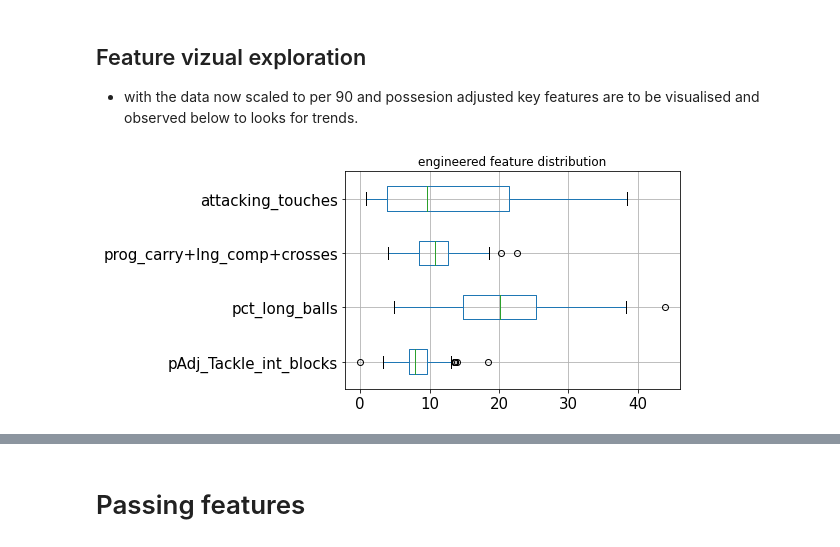
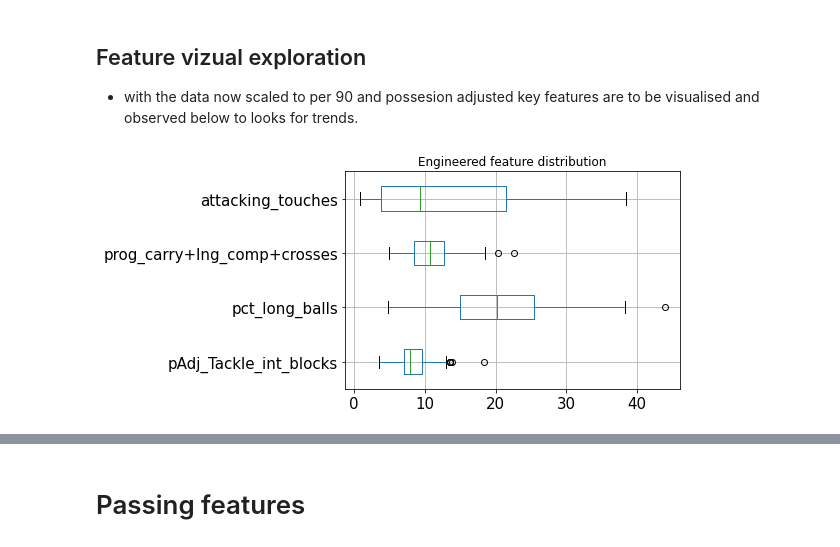
Before and after one commit to misterrustia/MLS_clustering_Captsone, a Jupyter notebook: 2_Exploratory_Data_analysis/Player_exploratory_data_analysis.ipynb, the cells around one changed output, grey strips where cells are left out. Saved outputs shown, nothing was run; the diff lists cells and outputs as text; code cells hidden in the pictures.

```diff
--- a/2_Exploratory_Data_analysis/Player_exploratory_data_analysis.ipynb
+++ b/2_Exploratory_Data_analysis/Player_exploratory_data_analysis.ipynb
@@ -189,4 +42,4 @@ memory usage: 606.0+ KB
 - with the data now scaled to per 90 and possesion adjusted key features are to be visualised and observed below to looks for trends.
 # %%
 # create defender only df
-defenders = df.loc[(df['Position']=='DF')&( df['Nineties'] >.9)]
+defenders = df.loc[(df['Position']=='DF')&( df['Nineties'] >1)]
@@ -210,14 +46,14 @@ defenders = df.loc[(df['Position']=='DF')&( df['Nineties'] >.9)]
-# %%
-defenders['pct_long_balls']= defenders['ratio_long_balls']*100
 # %%
 #use boxplot to observe outliers - key for anamoly dection
+
 
 boxplot = defenders[[
     # feature generated
     'pAdj_Tackle_int_blocks','pct_long_balls','prog_carry+lng_comp+crosses','attacking_touches',
 
-]].boxplot(grid = True,vert=False,fontsize=15).set(title='engineered feature distribution')
-# plt.tight_layout()
+]].boxplot(grid = True,vert=False,fontsize=15).set(title='Engineered feature distribution')
+
+
 plt.show()
 # %% [output]
-[figure, old version]
+[figure, new version]
```
Also changed, not shown: parts of 48 cells of this notebook, 4 other files.
